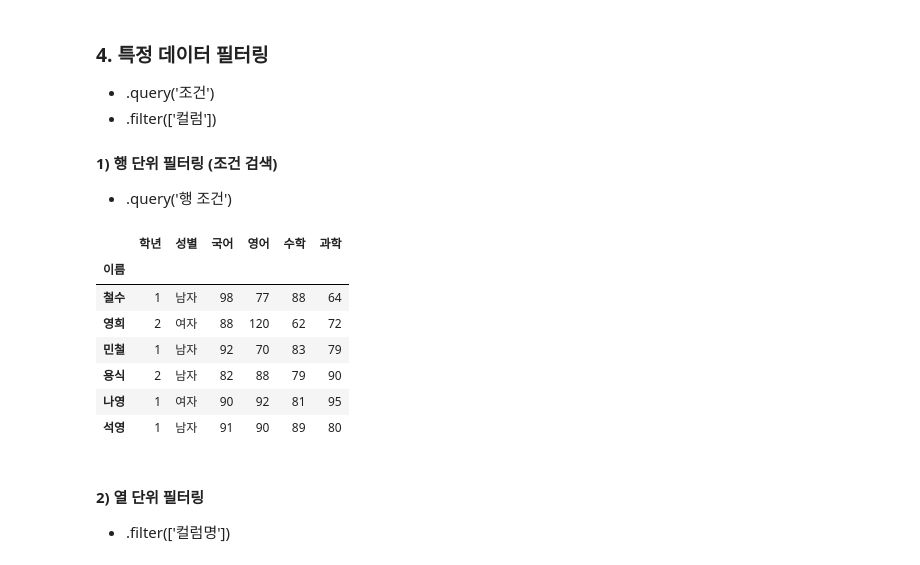
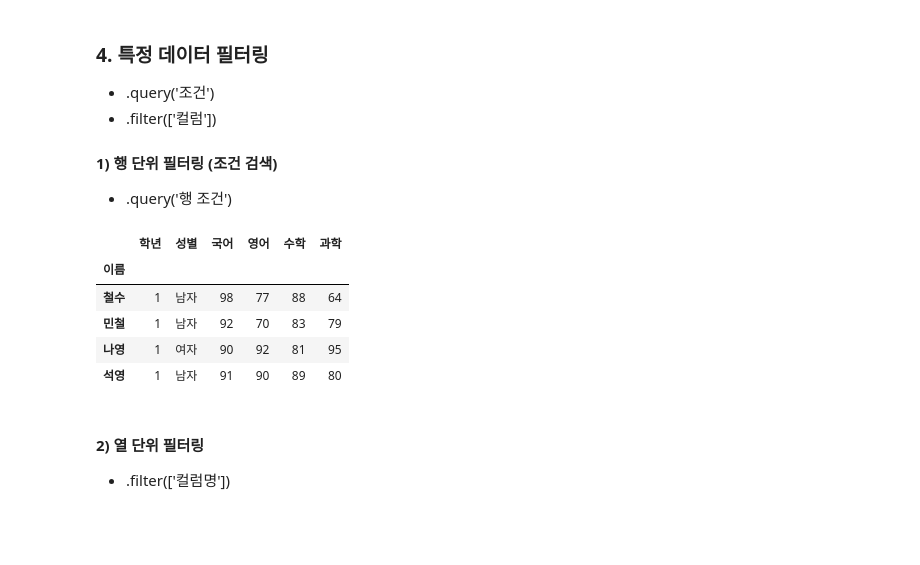
Before and after one commit to dahyoon/data_analysis, a Jupyter notebook: C_데이터_다루기/2_데이터전처리/2_행열재배치.ipynb, the cells around one changed output. Cells and saved outputs as stored; diff of their text form; code cells hidden in the pictures; blank space fills up the shorter version.

```diff
--- a/C_데이터_다루기/2_데이터전처리/2_행열재배치.ipynb
+++ b/C_데이터_다루기/2_데이터전처리/2_행열재배치.ipynb
@@ -225,28 +225,26 @@ df7
 # %%
 # 특정 조건에 맞는 행 조회
 r1 = df.query('국어 > 80')
 r1
 
-# # AND 조건
-# r2 = df.query('국어 > 80 and 수학 > 80')
-# r2
+# AND 조건
+r2 = df.query('국어 > 80 and 수학 > 80')
+r2
 
 # # OR 조건
 # r3 = df.query('국어 > 80 or 수학 > 80')
 # r3
 
 # 조건값을 변수로 적용하기
 # point = int(input('점수를 입력하세요: '))
 # print("입력한 점수인 %d점 보다 높은 학생은 다음과 같습니다." % point)
 # r4 = df.query('국어 > @point')
 # r4
 # %% [output]
 |  | 학년 | 성별 | 국어 | 영어 | 수학 | 과학 |
 | 이름 |  |  |  |  |  |  |
 | 철수 | 1 | 남자 | 98 | 77 | 88 | 64 |
-| 영희 | 2 | 여자 | 88 | 120 | 62 | 72 |
 | 민철 | 1 | 남자 | 92 | 70 | 83 | 79 |
-| 용식 | 2 | 남자 | 82 | 88 | 79 | 90 |
 | 나영 | 1 | 여자 | 90 | 92 | 81 | 95 |
 | 석영 | 1 | 남자 | 91 | 90 | 89 | 80 |
 # %% [markdown]
```
Also changed, not shown: 21 other files.
